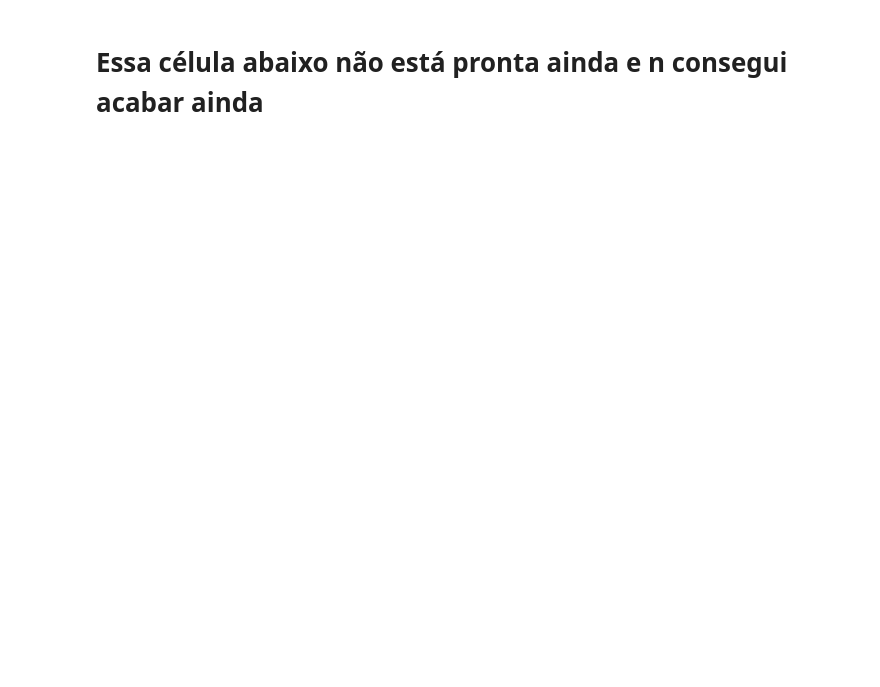
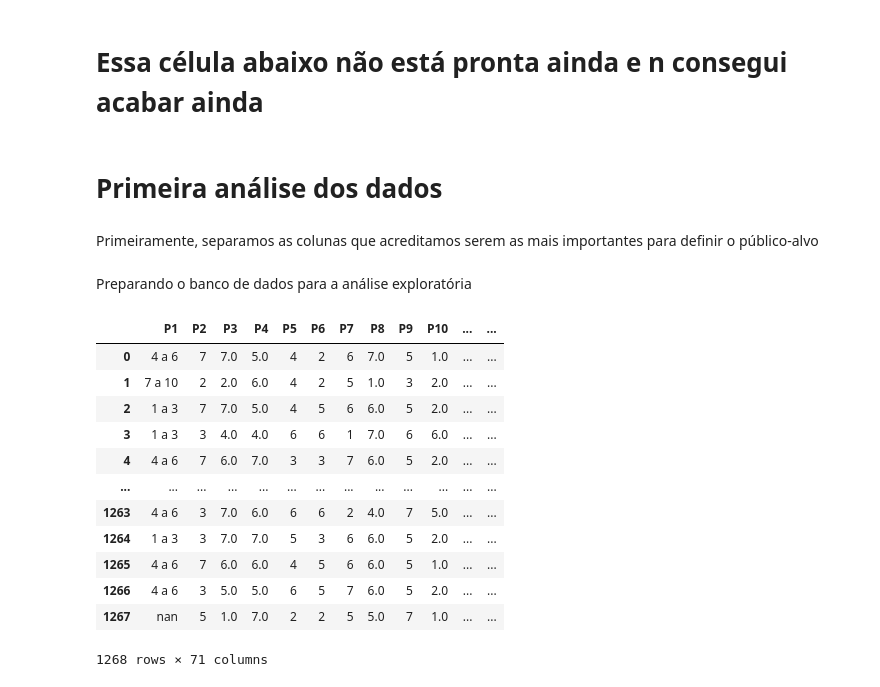
Before and after one commit to pmahfuz/Jr_hotelaria, a Jupyter notebook: Analise_base.ipynb, the cells around one changed output. Drawn from its saved outputs; the diff is of its cells as text; code cells hidden in the pictures; blank space fills up the shorter version.

```diff
--- a/Analise_base.ipynb
+++ b/Analise_base.ipynb
@@ -135,3 +109,7 @@ for i in range(1, 59):
 # aplicar pd.to_numeric a cada coluna
 for col in cols_to_numeric:
     df.columns[col] = pd.to_numeric(df.columns[col], errors='coerce')
+# %% [markdown]
+# Primeira análise dos dados
+# %% [markdown]
+Primeiramente, separamos as colunas que acreditamos serem as mais importantes para definir o público-alvo
@@ -137,0 +131,26 @@ for col in cols_to_numeric:
+# %% [markdown]
+Preparando o banco de dados para a análise exploratória
+# %%
+df_ae = df
+
+# Frequencia de viagem
+df_ae.loc[df.loc[:, 'P1'] == 1, 'P1'] = '1 a 3'
+df_ae.loc[df.loc[:, 'P1'] == 2,'P1'] = '4 a 6'
+df_ae.loc[df.loc[:, 'P1'] == 3,'P1'] = '7 a 10'
+df_ae.loc[df.loc[:, 'P1'] == 4,'P1'] = '10+'
+df_ae.loc[df.loc[:, 'P1'] == 5,'P1'] = 'nan'
+df_ae
+# %% [output]
+|  | P1 | P2 | P3 | P4 | P5 | P6 | P7 | P8 | P9 | P10 | ... | ... |
+| 0 | 4 a 6 | 7 | 7.0 | 5.0 | 4 | 2 | 6 | 7.0 | 5 | 1.0 | ... | ... |
+| 1 | 7 a 10 | 2 | 2.0 | 6.0 | 4 | 2 | 5 | 1.0 | 3 | 2.0 | ... | ... |
+| 2 | 1 a 3 | 7 | 7.0 | 5.0 | 4 | 5 | 6 | 6.0 | 5 | 2.0 | ... | ... |
+| 3 | 1 a 3 | 3 | 4.0 | 4.0 | 6 | 6 | 1 | 7.0 | 6 | 6.0 | ... | ... |
+| 4 | 4 a 6 | 7 | 6.0 | 7.0 | 3 | 3 | 7 | 6.0 | 5 | 2.0 | ... | ... |
+| ... | ... | ... | ... | ... | ... | ... | ... | ... | ... | ... | ... | ... |
+| 1263 | 4 a 6 | 3 | 7.0 | 6.0 | 6 | 6 | 2 | 4.0 | 7 | 5.0 | ... | ... |
+| 1264 | 1 a 3 | 3 | 7.0 | 7.0 | 5 | 3 | 6 | 6.0 | 5 | 2.0 | ... | ... |
+| 1265 | 4 a 6 | 7 | 6.0 | 6.0 | 4 | 5 | 6 | 6.0 | 5 | 1.0 | ... | ... |
+| 1266 | 4 a 6 | 3 | 5.0 | 5.0 | 6 | 5 | 7 | 6.0 | 5 | 2.0 | ... | ... |
+| 1267 | nan | 5 | 1.0 | 7.0 | 2 | 2 | 5 | 5.0 | 7 | 1.0 | ... | ... |
+1268 rows × 71 columns
```
Also changed, not shown: parts of 10 cells of this notebook.
